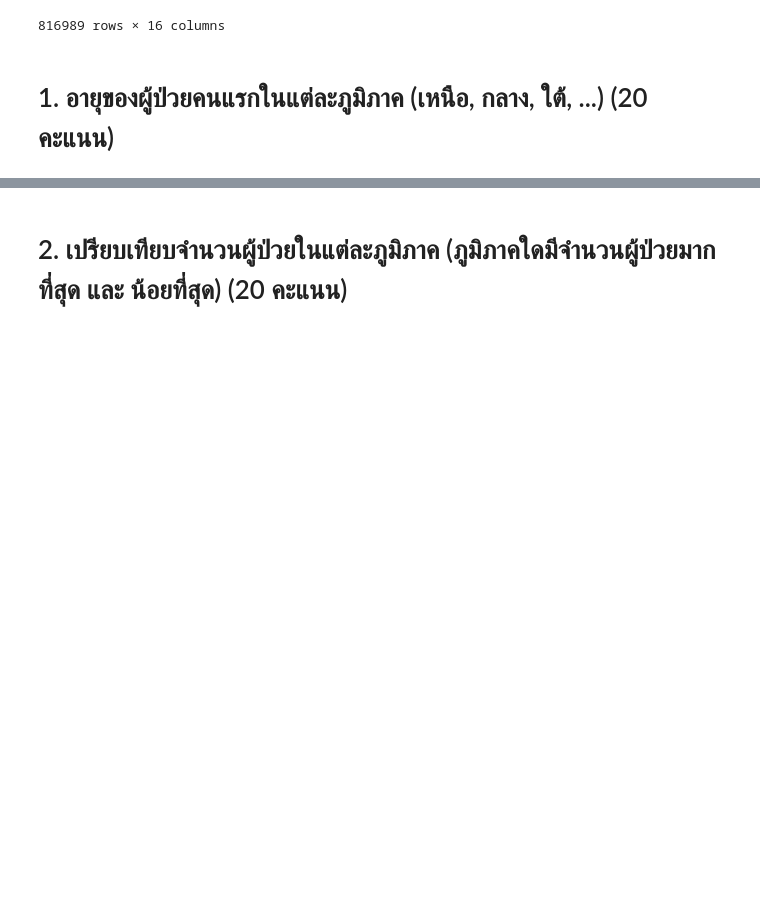
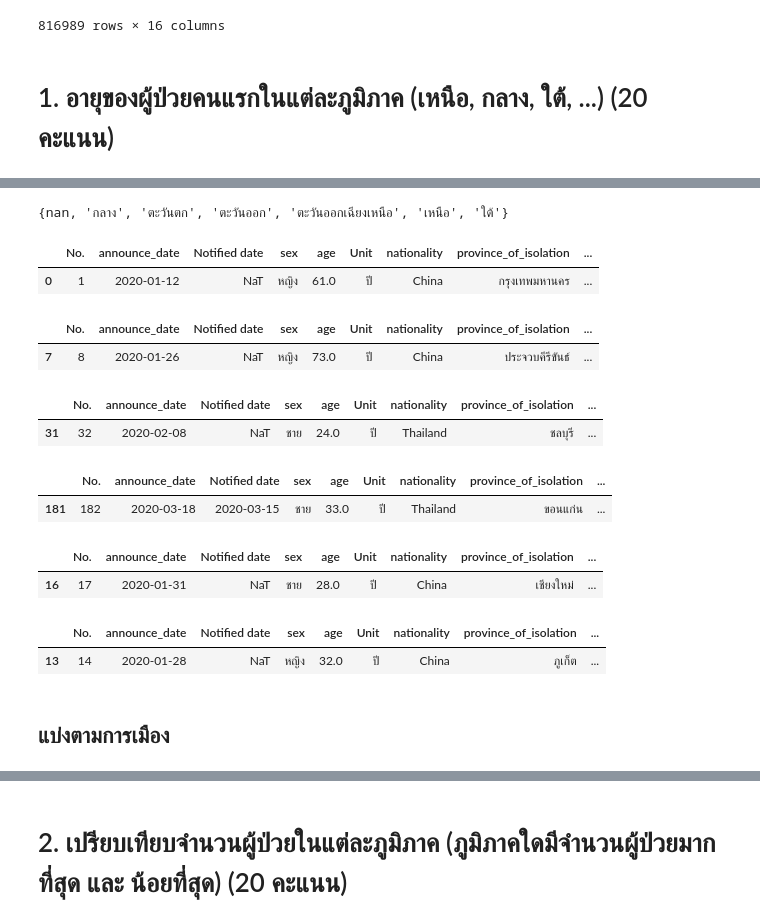
Before and after one commit to Jiraporn-klobrat/data_viz_2022, a Jupyter notebook: BasicPython&DataViz_midterm2022.ipynb, the cells around one changed output, grey strips where cells are left out. Drawn from its saved outputs; the diff is of its cells as text; code cells hidden in the pictures; blank space fills up the shorter version.

```diff
--- a/BasicPython&DataViz_midterm2022.ipynb
+++ b/BasicPython&DataViz_midterm2022.ipynb
@@ -391,0 +394,3 @@ datacovid_region
+# %%
+data1 = datacovid_region[['No.','announce_date','Notified date','sex','age','Unit','nationality','province_of_isolation','risk','province_of_onset','district_of_onset','จังหวัด','6 ภูมิภาค (ภูมิศาสตร์)']]
+data1 # เลือกมาเฉพาะคอมลัมน์ที่ต้องการ คือ No.,announce_date,Notified date,sex,age,Unit,nationality,province_of_isolation,risk,province_of_onset,district_of_onset,จังหวัด และ 6 ภูมิภาค (ภูมิศาสตร์)
@@ -391,0 +411,42 @@ datacovid_region
+# %%
+set(datacovid_region['6 ภูมิภาค (ภูมิศาสตร์)'])
+# %% [output]
+{nan, 'กลาง', 'ตะวันตก', 'ตะวันออก', 'ตะวันออกเฉียงเหนือ', 'เหนือ', 'ใต้'}
+# %%
+data1_1 = data1[data1['6 ภูมิภาค (ภูมิศาสตร์)']=='กลาง']
+data1_1.head(1)
+# %% [output]
+|  | No. | announce_date | Notified date | sex | age | Unit | nationality | province_of_isolation | ... |
+| 0 | 1 | 2020-01-12 | NaT | หญิง | 61.0 | ปี | China | กรุงเทพมหานคร | ... |
+# %%
+data1_2 = data1[data1['6 ภูมิภาค (ภูมิศาสตร์)']=='ตะวันตก']
+data1_2.head(1)
+# %% [output]
+|  | No. | announce_date | Notified date | sex | age | Unit | nationality | province_of_isolation | ... |
+| 7 | 8 | 2020-01-26 | NaT | หญิง | 73.0 | ปี | China | ประจวบคีรีขันธ์ | ... |
+# %%
+data1_3 = data1[data1['6 ภูมิภาค (ภูมิศาสตร์)']=='ตะวันออก']
+data1_3.head(1)
+# %% [output]
+|  | No. | announce_date | Notified date | sex | age | Unit | nationality | province_of_isolation | ... |
+| 31 | 32 | 2020-02-08 | NaT | ชาย | 24.0 | ปี | Thailand | ชลบุรี | ... |
+# %%
+data1_4 = data1[data1['6 ภูมิภาค (ภูมิศาสตร์)']=='ตะวันออกเฉียงเหนือ']
+data1_4.head(1)
+# %% [output]
+|  | No. | announce_date | Notified date | sex | age | Unit | nationality | province_of_isolation | ... |
+| 181 | 182 | 2020-03-18 | 2020-03-15 | ชาย | 33.0 | ปี | Thailand | ขอนแก่น | ... |
+# %%
+data1_5 = data1[data1['6 ภูมิภาค (ภูมิศาสตร์)']=='เหนือ']
+data1_5.head(1)
+# %% [output]
+|  | No. | announce_date | Notified date | sex | age | Unit | nationality | province_of_isolation | ... |
+| 16 | 17 | 2020-01-31 | NaT | ชาย | 28.0 | ปี | China | เชียงใหม่ | ... |
+# %%
+data1_6 = data1[data1['6 ภูมิภาค (ภูมิศาสตร์)']=='ใต้']
+data1_6.head(1)
+# %% [output]
+|  | No. | announce_date | Notified date | sex | age | Unit | nationality | province_of_isolation | ... |
+| 13 | 14 | 2020-01-28 | NaT | หญิง | 32.0 | ปี | China | ภูเก็ต | ... |
+# %% [markdown]
+## แบ่งตามการเมือง
```
Also changed, not shown: parts of 28 cells of this notebook.
